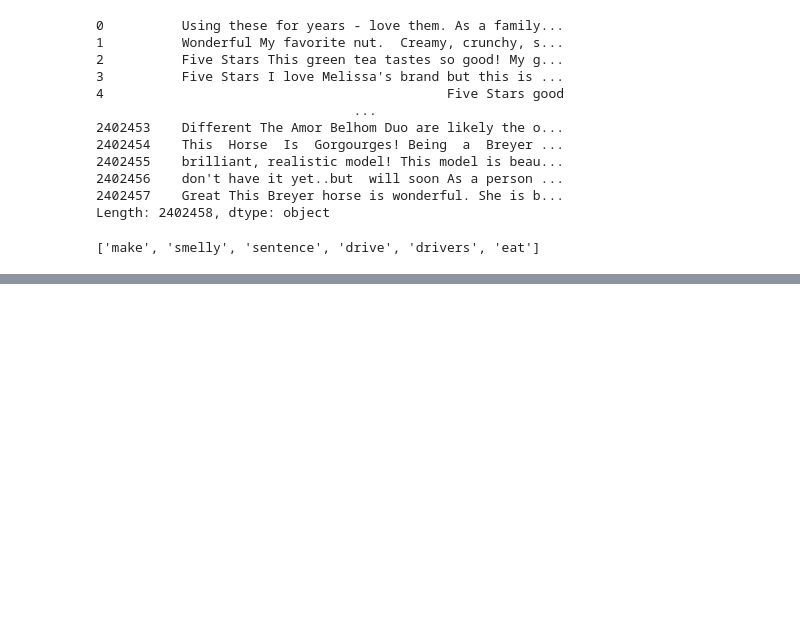
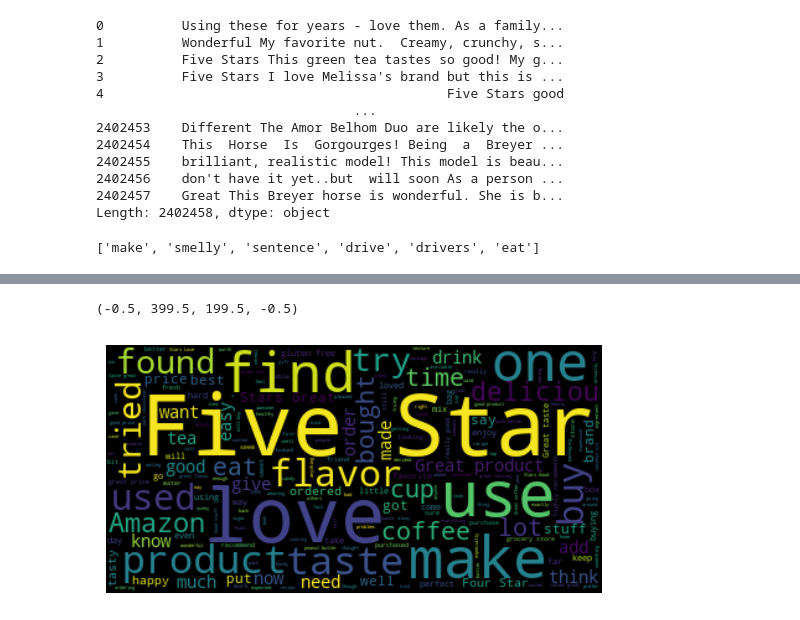
Before and after one commit to yksnilowyrahcaz/Product_Reviews_Analysis, a Jupyter notebook: eda.ipynb, the cells around one changed output, grey strips where cells are left out. Saved outputs shown, nothing was run; the diff lists cells and outputs as text; code cells hidden in the pictures; blank space fills up the shorter version.

```diff
--- a/eda.ipynb
+++ b/eda.ipynb
@@ -551,0 +565,2 @@ tokenize('This is a, and !!! nothing is making me $))() smellier sentences about
+# %%
+good_reviews_df = df[df.star_rating >= 4]
@@ -551,0 +590,3 @@ tokenize('This is a, and !!! nothing is making me $))() smellier sentences about
+# %%
+text = ' '.join(good_reviews_df.review.tolist())
+text = re.sub('<[^<]+?>', '', text)
@@ -551,0 +597,6 @@ tokenize('This is a, and !!! nothing is making me $))() smellier sentences about
+# %%
+# %%time
+cloud2 = WordCloud().generate(text)
+fig2 = plt.imshow(cloud2, interpolation='bilinear')
+plt.axis('off')
+# %% [output]
@@ -551,0 +605,2 @@ tokenize('This is a, and !!! nothing is making me $))() smellier sentences about
+(-0.5, 399.5, 199.5, -0.5)
+[figure, added]
```
Also changed, not shown: parts of 34 cells of this notebook, 3 other files.
